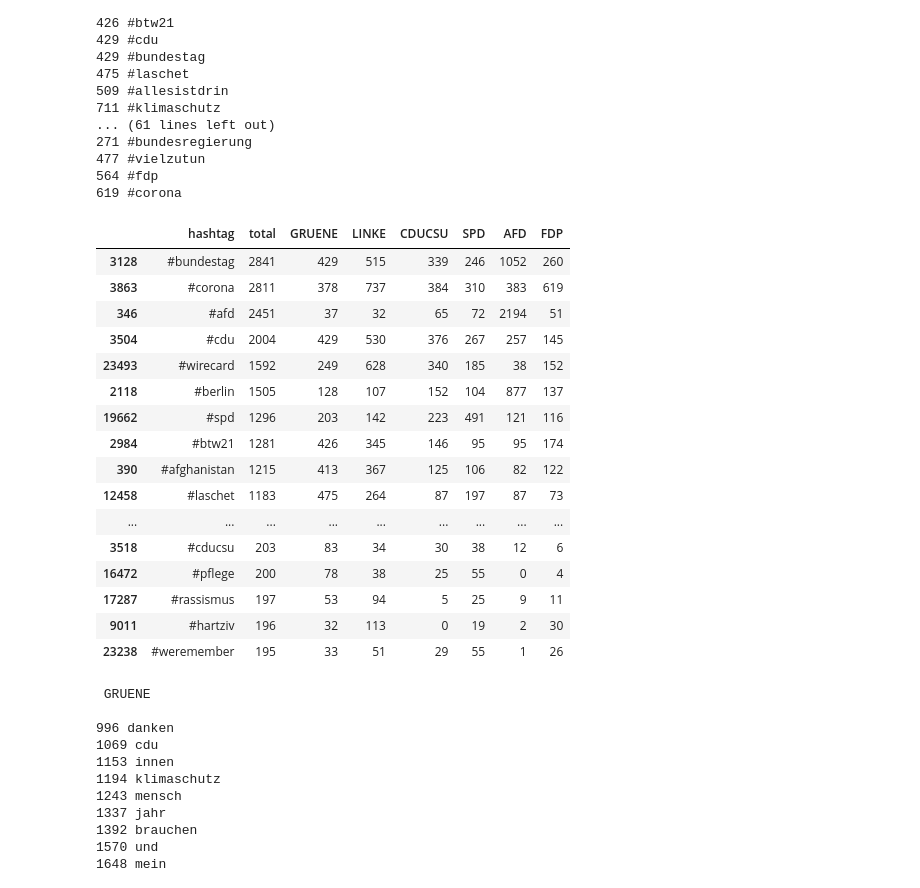
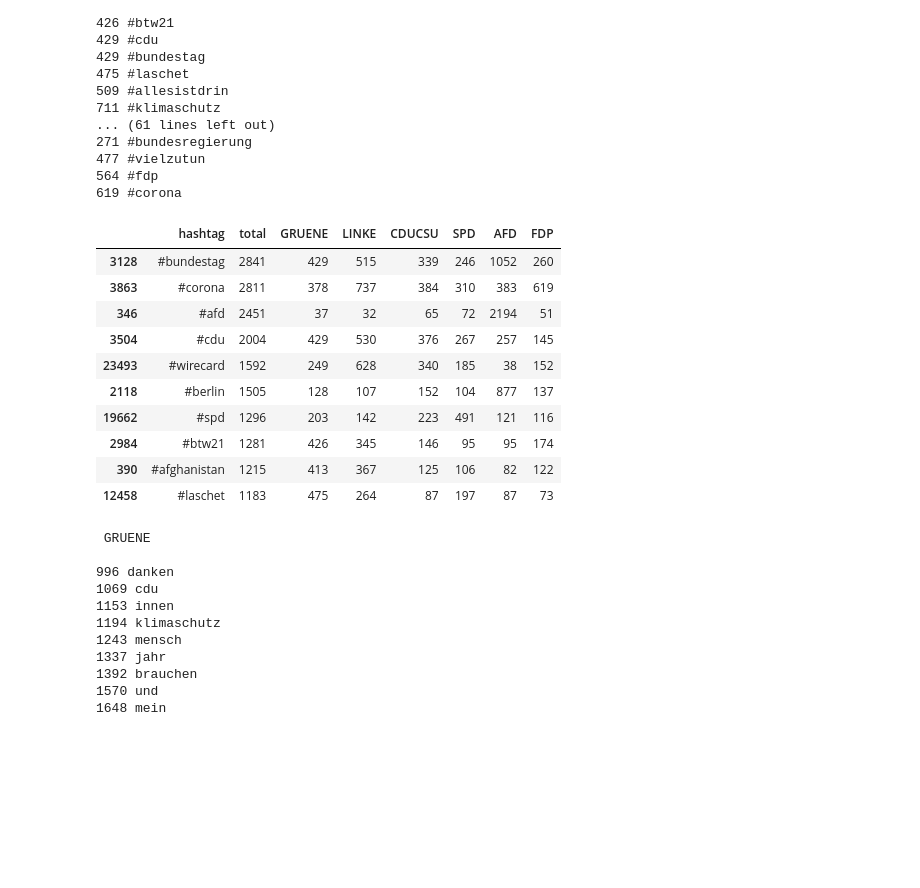
Before and after one commit to mcallaghan/ts-bundestag-tweets, a Jupyter notebook: Topics/fg_ht_themes.ipynb, the cells around one changed output. Drawn from its saved outputs; the diff is of its cells as text; code cells hidden in the pictures; blank space fills up the shorter version.

```diff
--- a/Topics/fg_ht_themes.ipynb
+++ b/Topics/fg_ht_themes.ipynb
@@ -155,26 +155,20 @@ for p in df.party.unique():
 # %%
 # All hashtags
 pd.options.display.max_rows = 999
 hashtags.sort_values('total',ascending=False).head(500).to_csv('results/top_hashtags.csv',index=False)
-hashtags.sort_values('total',ascending=False).head(100)
+hashtags.sort_values('total',ascending=False).head(10)
 # %% [output]
 |  | hashtag | total | GRUENE | LINKE | CDUCSU | SPD | AFD | FDP |
 | 3128 | #bundestag | 2841 | 429 | 515 | 339 | 246 | 1052 | 260 |
 | 3863 | #corona | 2811 | 378 | 737 | 384 | 310 | 383 | 619 |
 | 346 | #afd | 2451 | 37 | 32 | 65 | 72 | 2194 | 51 |
 | 3504 | #cdu | 2004 | 429 | 530 | 376 | 267 | 257 | 145 |
 | 23493 | #wirecard | 1592 | 249 | 628 | 340 | 185 | 38 | 152 |
 | 2118 | #berlin | 1505 | 128 | 107 | 152 | 104 | 877 | 137 |
 | 19662 | #spd | 1296 | 203 | 142 | 223 | 491 | 121 | 116 |
 | 2984 | #btw21 | 1281 | 426 | 345 | 146 | 95 | 95 | 174 |
 | 390 | #afghanistan | 1215 | 413 | 367 | 125 | 106 | 82 | 122 |
 | 12458 | #laschet | 1183 | 475 | 264 | 87 | 197 | 87 | 73 |
-| ... | ... | ... | ... | ... | ... | ... | ... | ... |
-| 3518 | #cducsu | 203 | 83 | 34 | 30 | 38 | 12 | 6 |
-| 16472 | #pflege | 200 | 78 | 38 | 25 | 55 | 0 | 4 |
-| 17287 | #rassismus | 197 | 53 | 94 | 5 | 25 | 9 | 11 |
-| 9011 | #hartziv | 196 | 32 | 113 | 0 | 19 | 2 | 30 |
-| 23238 | #weremember | 195 | 33 | 51 | 29 | 55 | 1 | 26 |
 # %%
 # 5 What hashtags are most commonly used
 
```
Also changed, not shown: parts of 7 cells of this notebook, 11 other files.
